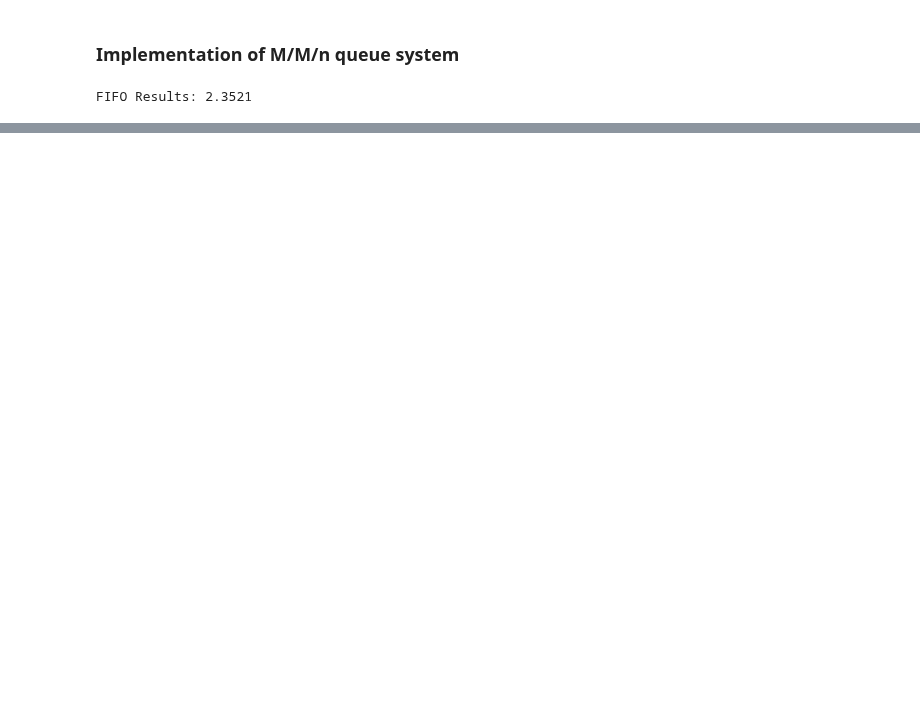
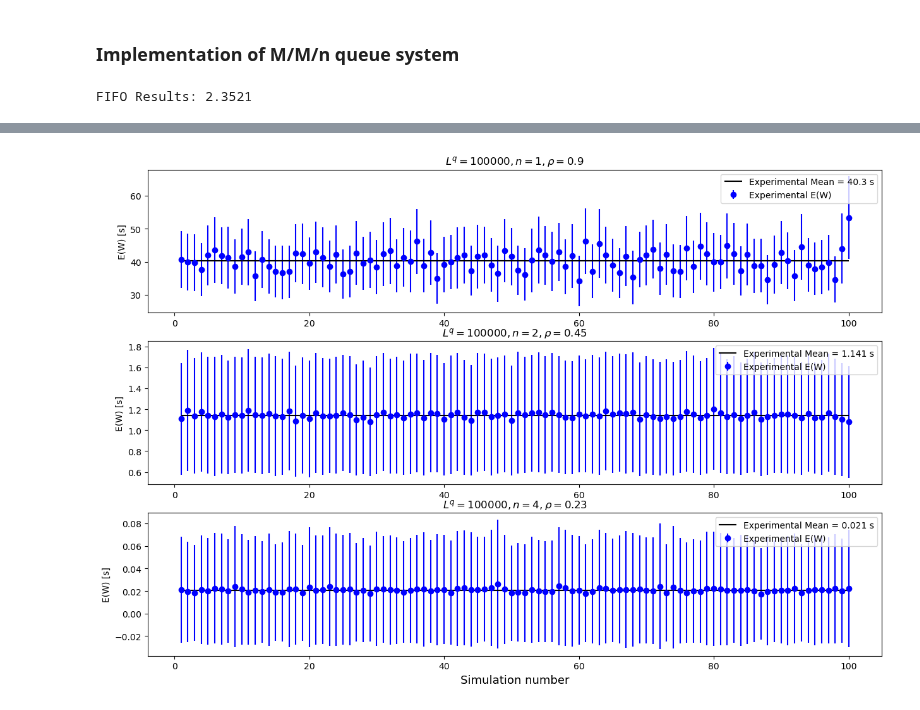
Before and after one commit to NaniHazbolatow/5284STSI6Y, a Jupyter notebook: Assignment 2/MMn.ipynb, the cells around one changed output, grey strips where cells are left out. Saved outputs shown, nothing was run; the diff lists cells and outputs as text; code cells hidden in the pictures; blank space fills up the shorter version.

```diff
--- a/Assignment 2/MMn.ipynb
+++ b/Assignment 2/MMn.ipynb
@@ -208,0 +286,45 @@ plt.show()
+# %%
+sim_means_sjf = np.zeros((len(num_servers), num_simulations))
+sim_stds_sjf = np.zeros((len(num_servers), num_simulations))
+
+for j, n in enumerate(num_servers):
+    sjf_result = simulate_parallel(num_simulations, num_requests, n, arrival_rate, service_probabilities, service_scales, scheduler_type="SJF")
+
+    for i in range(num_simulations):
+        sim_means_sjf[j, i] = np.mean(sjf_result[i]["wait_times"][burn_in_count:])
+        sim_stds_sjf[j ,i] = np.std(sjf_result[i]["wait_times"][burn_in_count:])
+# %%
+sjf_single_server_mean = np.mean(sim_means_sjf[0])
+sjf_single_conf95 = 1.96 * sim_stds_sjf[0] / np.sqrt(num_simulations)
+sjf_two_server_mean = np.mean(sim_means_sjf[1])
+sjf_two_conf95 = 1.96 * sim_stds_sjf[1] / np.sqrt(num_simulations)
+sjf_four_server_mean = np.mean(sim_means_sjf[2])
+sjf_four_conf95 = 1.96 * sim_stds_sjf[2] / np.sqrt(num_simulations)
+# %%
+plt.figure(figsize=(15, 10))
+
+plt.subplot(3,1,1)
+plt.title(fr'$L^q = {{{num_requests}}}, n = {{{num_servers[0]}}}, \rho = {{{round(arrival_rate/(num_servers[0]*service_scales[0]), 2)}}}$')
+plt.errorbar(range(1, num_simulations+1), sim_means_sjf[0], yerr=sjf_single_conf95, fmt = 'o', color='blue', label='Experimental E(W)')
+plt.hlines(sjf_single_server_mean, xmin=1, xmax=num_simulations, color='black', label=f'Experimental Mean = {round(sjf_single_server_mean, 3)} s')
+plt.legend()
+plt.ylabel('E(W) [s]')
+
+plt.subplot(3,1,2)
+plt.title(fr'$L^q = {{{num_requests}}}, n = {{{num_servers[1]}}}, \rho = {{{round(arrival_rate/(num_servers[1]*service_scales[0]), 2)}}}$')
+plt.errorbar(range(1, num_simulations+1), sim_means_sjf[1], yerr=sjf_two_conf95, fmt = 'o', color='blue', label='Experimental E(W)')
+plt.hlines(sjf_two_server_mean, xmin=1, xmax=num_simulations, color='black', label=f'Experimental Mean = {round(sjf_two_server_mean, 3)} s')
+plt.legend()
+plt.ylabel('E(W) [s]')
+
+plt.subplot(3,1,3)
+plt.title(fr'$L^q = {{{num_requests}}}, n = {{{num_servers[2]}}}, \rho = {{{round(arrival_rate/(num_servers[2]*service_scales[0]), 2)}}}$')
+plt.errorbar(range(1, num_simulations+1), sim_means_sjf[2], yerr=sjf_four_conf95, fmt = 'o', color='blue', label='Experimental E(W)')
+plt.hlines(sjf_four_server_mean, xmin=1, xmax=num_simulations, color='black', label=f'Experimental Mean = {round(sjf_four_server_mean, 3)} s')
+plt.legend()
+plt.ylabel('E(W) [s]')
+plt.xlabel('Simulation number', fontsize=13)
+
+plt.show()
+# %% [output]
+[figure, added]
```
Also changed, not shown: parts of 18 cells of this notebook.
